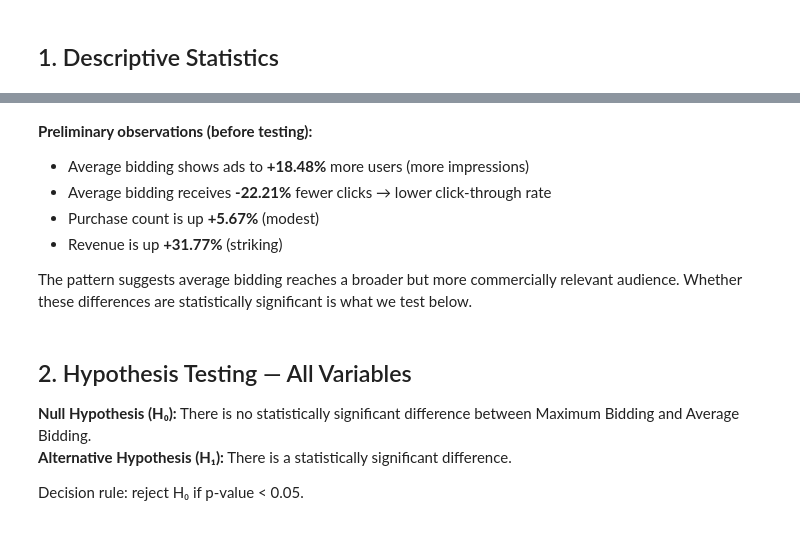
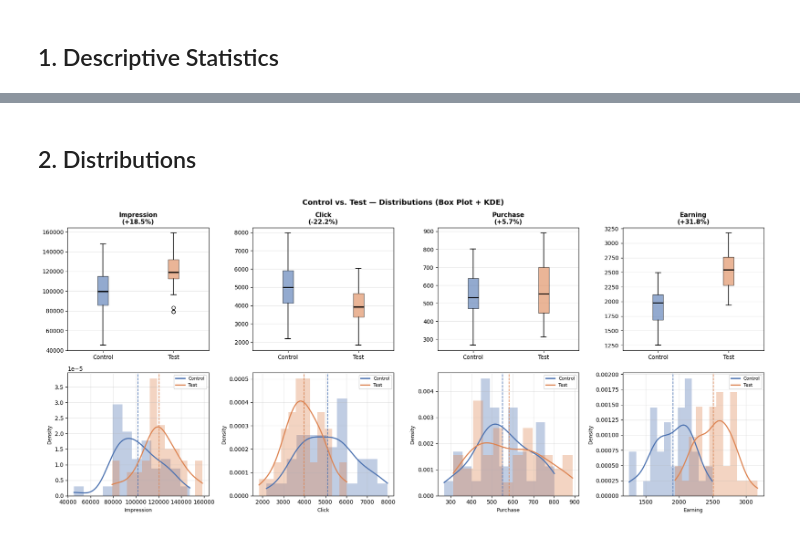
Before and after one commit to brkuzn/A-B-Test, a Jupyter notebook: ab_test_improved.ipynb, the cells around one changed output, grey strips where cells are left out. Saved outputs shown, nothing was run; the diff lists cells and outputs as text; code cells hidden in the pictures.

Commit message:
Add files via upload
AB Testing project update

```diff
--- a/ab_test_improved.ipynb
+++ b/ab_test_improved.ipynb
@@ -30,16 +41,19 @@ For each variable:
 import pandas as pd
 import numpy as np
 import matplotlib.pyplot as plt
+import matplotlib.gridspec as gridspec
 import seaborn as sns
+from scipy import stats
 from scipy.stats import shapiro, levene, ttest_ind, mannwhitneyu
 
-pd.set_option('display.float_format', lambda x: '%.2f' % x)
+pd.set_option('display.float_format', '{:.2f}'.format)
 
-df_control = pd.read_excel('ab_testing.xlsx', sheet_name='Control Group')
-df_test    = pd.read_excel('ab_testing.xlsx', sheet_name='Test Group')
+CONTROL_COLOR = '#4C72B0'
+TEST_COLOR    = '#DD8452'
+VARIABLES     = ['Impression', 'Click', 'Purchase', 'Earning']
 
-df_control = df_control[['Impression', 'Click', 'Purchase', 'Earning']]
-df_test    = df_test[['Impression', 'Click', 'Purchase', 'Earning']]
+df_control = pd.read_excel('ab_testing.xlsx', sheet_name='Control Group')[VARIABLES]
+df_test    = pd.read_excel('ab_testing.xlsx', sheet_name='Test Group')[VARIABLES]
 
-print('Control Group shape:', df_control.shape)
-print('Test Group shape:   ', df_test.shape)
+print(f'Control (Maximum Bidding): {df_control.shape[0]} observations')
+print(f'Test    (Average Bidding): {df_test.shape[0]} observations')
@@ -57,8 +82,0 @@ print(desc.to_string())
-# %% [markdown]
-**Preliminary observations (before testing):**
-- Average bidding shows ads to **+18.48%** more users (more impressions)
-- Average bidding receives **-22.21%** fewer clicks → lower click-through rate
-- Purchase count is up **+5.67%** (modest)
-- Revenue is up **+31.77%** (striking)
-
-The pattern suggests average bidding reaches a broader but more commercially relevant audience. Whether these differences are statistically significant is what we test below.
@@ -88,7 +82,0 @@ plt.show()
-# %% [markdown]
-## 2. Hypothesis Testing — All Variables
-
-**Null Hypothesis (H₀):** There is no statistically significant difference between Maximum Bidding and Average Bidding.
-**Alternative Hypothesis (H₁):** There is a statistically significant difference.
-
-Decision rule: reject H₀ if p-value < 0.05.
@@ -145,0 +83,41 @@ for var in variables:
+# %% [markdown]
+## 2. Distributions
+# %%
+fig, axes = plt.subplots(2, 4, figsize=(18, 8))
+
+for i, var in enumerate(VARIABLES):
+    # Top row: box plots
+    ax_box = axes[0, i]
+    bp = ax_box.boxplot(
+        [df_control[var], df_test[var]],
+        labels=['Control', 'Test'],
+        patch_artist=True,
+        medianprops=dict(color='black', linewidth=2),
+        whiskerprops=dict(linewidth=1.2),
+        capprops=dict(linewidth=1.2),
+    )
+    bp['boxes'][0].set_facecolor(CONTROL_COLOR); bp['boxes'][0].set_alpha(0.6)
+    bp['boxes'][1].set_facecolor(TEST_COLOR);    bp['boxes'][1].set_alpha(0.6)
+    pct = (df_test[var].mean() - df_control[var].mean()) / df_control[var].mean() * 100
+    ax_box.set_title(f'{var}\n({pct:+.1f}%)', fontsize=11, fontweight='bold')
+    ax_box.grid(axis='y', alpha=0.3)
+
+    # Bottom row: KDE + histogram
+    ax_kde = axes[1, i]
+    for df, color, label in [(df_control, CONTROL_COLOR, 'Control'), (df_test, TEST_COLOR, 'Test')]:
+        ax_kde.hist(df[var], bins=12, alpha=0.35, color=color, density=True)
+        kde_x = np.linspace(df[var].min(), df[var].max(), 200)
+        kde   = stats.gaussian_kde(df[var])
+        ax_kde.plot(kde_x, kde(kde_x), color=color, linewidth=2, label=label)
+        ax_kde.axvline(df[var].mean(), color=color, linestyle='--', linewidth=1.2)
+    ax_kde.set_xlabel(var, fontsize=9)
+    ax_kde.set_ylabel('Density', fontsize=9)
+    ax_kde.legend(fontsize=8)
+    ax_kde.grid(alpha=0.3)
+
+plt.suptitle('Control vs. Test — Distributions (Box Plot + KDE)', fontsize=13, fontweight='bold')
+plt.tight_layout()
+plt.savefig('ab_distributions.png', dpi=150, bbox_inches='tight')
+plt.show()
+# %% [output]
+[figure, added]
```
Also changed, not shown: parts of 17 cells of this notebook, 4 other files.
